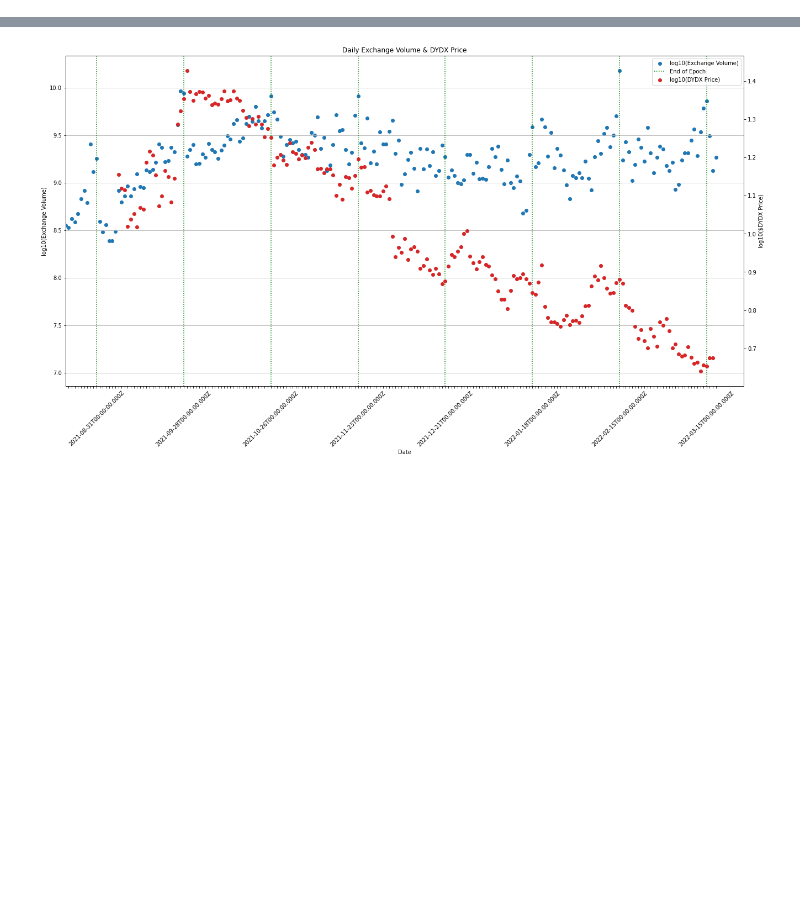
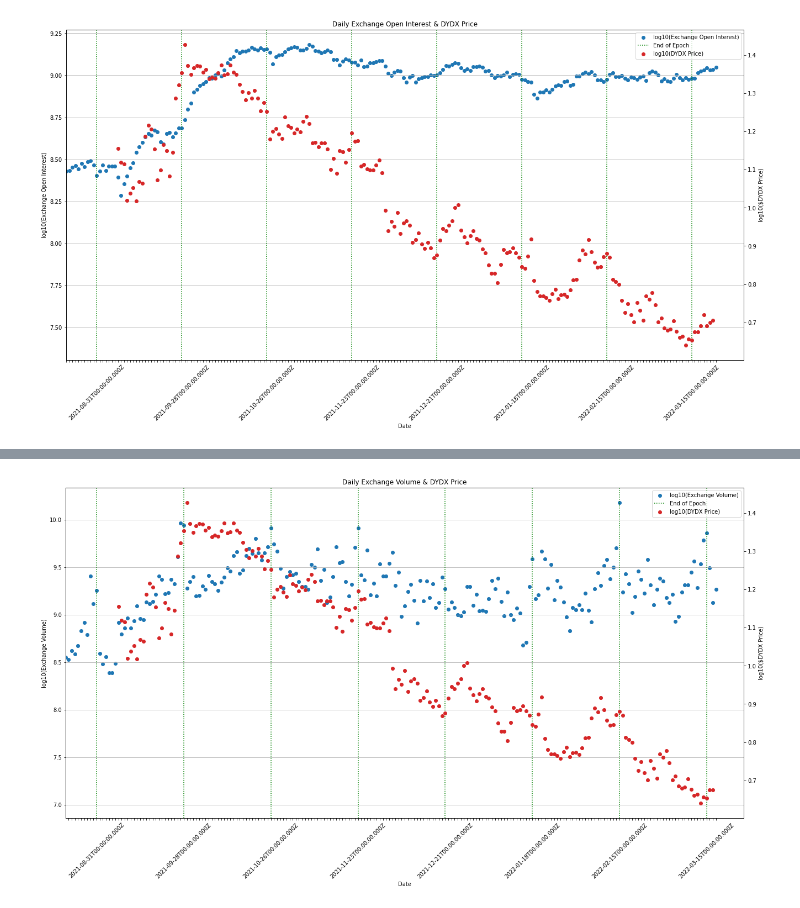
Before and after one commit to xenophonlabs/dydx-trader-rewards, a Jupyter notebook: historical-volumes.ipynb, the cells around one changed output, grey strips where cells are left out. Saved outputs shown, nothing was run; the diff lists cells and outputs as text; code cells hidden in the pictures; blank space fills up the shorter version.

Commit message:
add open interest graphs

```diff
--- a/historical-volumes.ipynb
+++ b/historical-volumes.ipynb
@@ -73,0 +75,2 @@ Length: 240, dtype: float64
+# %%
+daily_cumulative_open_interests = open_interests.sum(axis=1); daily_cumulative_open_interests
@@ -73,0 +93,78 @@ Length: 240, dtype: float64
+# %%
+import ccxt
+import numpy as np
+
+ftx_client = ccxt.ftx()
+start = ftx_client.parse8601('2021-07-22T00:00:00:00.000Z')
+ohlcv = np.array(ftx_client.fetch_ohlcv("DYDX/USD", '1d', since=start, limit=1000))
+open_dydx_price = ohlcv[:,1]
+
+# convert times to be compatible with 0-based times; this technically messes with the numbers a bit, but not much
+price_approx_times = [
+    dt(*dt.fromtimestamp(t/1000).timetuple()[:3]).isoformat()+".000Z"
+    for t in ohlcv[:,0]
+]
+
+dydx_prices_series = pd.Series(
+    open_dydx_price, index=price_approx_times
+)
+# dydx_prices_series.index.values
+
+
+
+
+
+########## Price Data #############
+
+import matplotlib.pyplot as plt
+import numpy as np
+
+# get data
+plot_set = daily_cumulative_open_interests
+
+# plot it
+_, (ax) = plt.subplots(1, figsize=(22,11))
+
+volumes_plot = ax.scatter(plot_set.index, np.log10(plot_set.values), label="log10(Exchange Open Interest)", color="tab:blue")
+
+plt.title("Daily Exchange Open Interest & DYDX Price")
+ax.set_xlabel("Date")
+ax.set_ylabel("log10(Exchange Open Interest)")
+
+epoch_end_dates = [
+    "2021-08-31T00:00:00.000Z", # end of 0
+    "2021-09-28T00:00:00.000Z", # end of 1
+    "2021-10-26T00:00:00.000Z", # end of 2
+    "2021-11-23T00:00:00.000Z", # end of 3
+    "2021-12-21T00:00:00.000Z", # end of 4
+    "2022-01-18T00:00:00.000Z", # end of 5
+    "2022-02-15T00:00:00.000Z", # end of 6
+    "2022-03-15T00:00:00.000Z", # end of 7
+]
+for epoch_end in epoch_end_dates:
+    epoch_end_line = ax.axvline(x=epoch_end, color='g', linestyle=':', label="End of Epoch")
+
+xticks = ax.xaxis.get_major_ticks()
+for i, xtick in enumerate(xticks):
+#     if i % 5 != 0:
+    if plot_set.index[i] not in epoch_end_dates:
+        xtick.label1.set_visible(False)
+
+
+plt.xticks(rotation=45)
+plt.grid(axis="y")
+# ax.legend([epoch_end_line, volumes_plot], ['epoch end', 'log-volumes'], loc='upper left')
+
+
+# Plot price
+plot_set_prices = dydx_prices_series.reindex(plot_set.index)
+ax2 = ax.twinx()
+ax2.set_ylabel("log10($DYDX Price)")
+dydx_prices_plot = ax2.scatter(plot_set.index, np.log10(plot_set_prices.values), label="log10(DYDX Price)", color="tab:red")
+
+# Add legend
+lns = [volumes_plot, epoch_end_line, dydx_prices_plot]
+labs = [l.get_label() for l in lns]
+ax.legend(lns, labs, loc="upper right");
+# %% [output]
+[figure, added]
```
Also changed, not shown: parts of 6 cells of this notebook.
